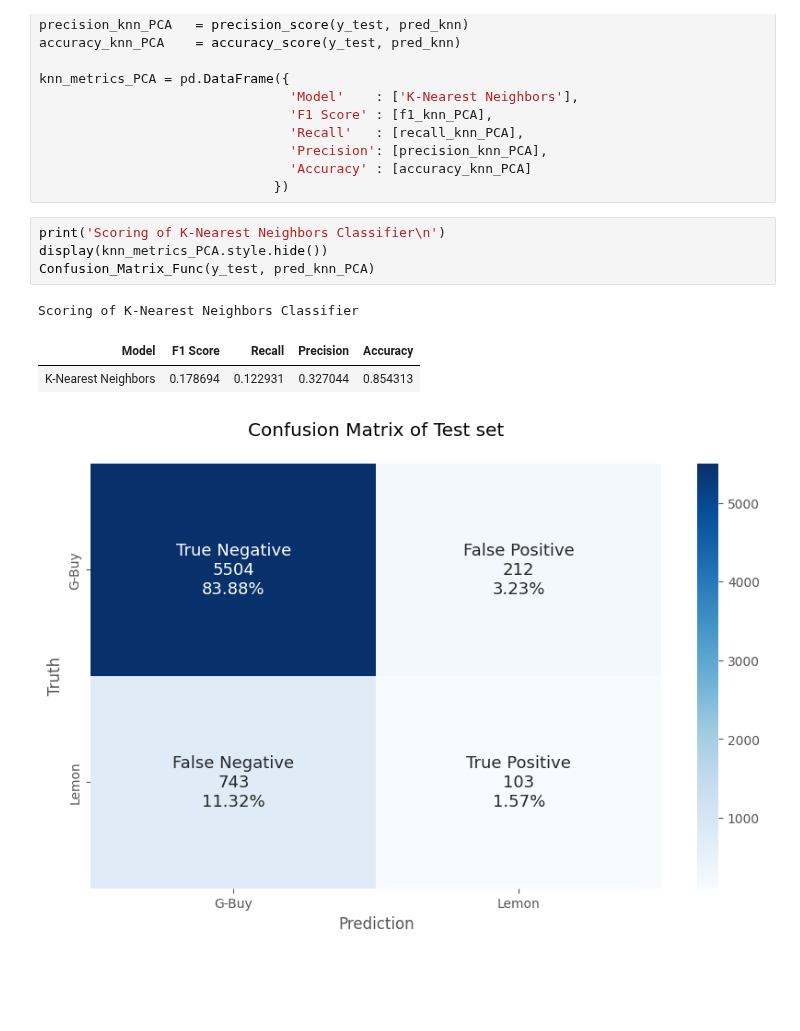
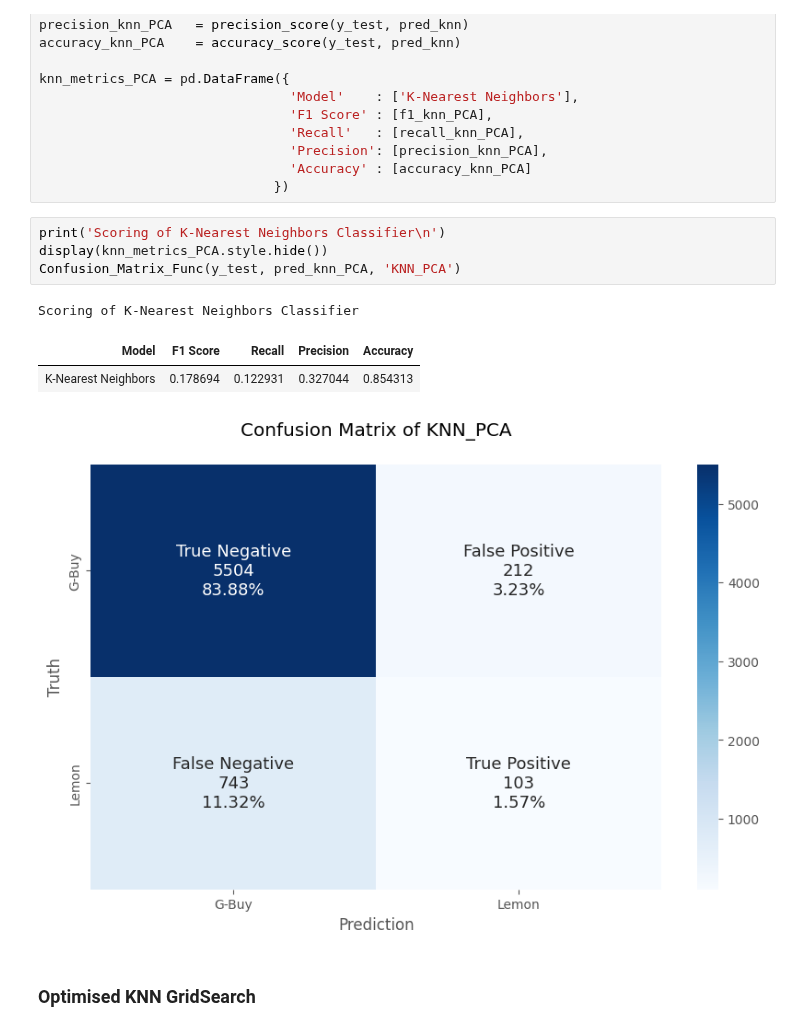
Before and after one commit to Joe-ElM/Used-Cars-Sales, a Jupyter notebook: Notebooks/KNN_Base_Model.ipynb, the cells around one changed output. Drawn from its saved outputs; the diff is of its cells as text; blank space fills up the shorter version.

```diff
--- a/Notebooks/KNN_Base_Model.ipynb
+++ b/Notebooks/KNN_Base_Model.ipynb
@@ -190,9 +190,11 @@ knn_metrics_PCA = pd.DataFrame({
 # %%
 print('Scoring of K-Nearest Neighbors Classifier\n')
 display(knn_metrics_PCA.style.hide())
-Confusion_Matrix_Func(y_test, pred_knn_PCA)
+Confusion_Matrix_Func(y_test, pred_knn_PCA, 'KNN_PCA')
 # %% [output]
 Scoring of K-Nearest Neighbors Classifier
 | Model | F1 Score | Recall | Precision | Accuracy |
 | K-Nearest Neighbors | 0.178694 | 0.122931 | 0.327044 | 0.854313 |
-[figure, old version]
+[figure, new version]
+# %% [markdown]
+### Optimised KNN GridSearch
```
Also changed, not shown: parts of 7 cells of this notebook, 11 other files.
